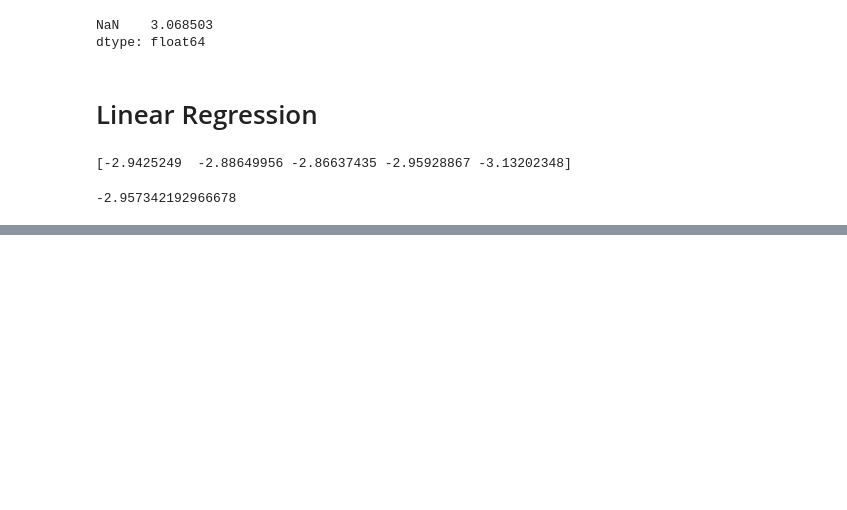
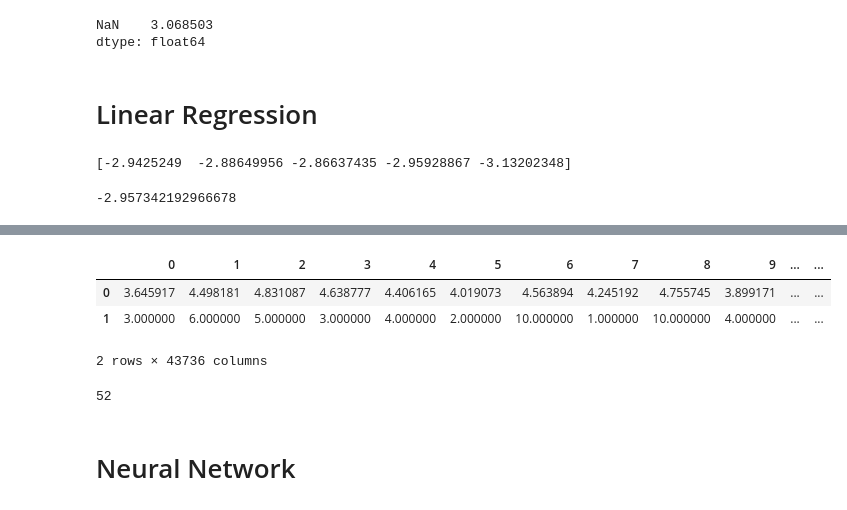
Before and after one commit to yonsweng/baseball-win-prediction, a Jupyter notebook: working/win-prediction.ipynb, the cells around one changed output, grey strips where cells are left out. Saved outputs shown, nothing was run; the diff lists cells and outputs as text; code cells hidden in the pictures; blank space fills up the shorter version.

```diff
--- a/working/win-prediction.ipynb
+++ b/working/win-prediction.ipynb
@@ -240,0 +244,13 @@ xgb.plot_importance(xg_reg)
+# %%
+pd.DataFrame([xg_reg.predict(dmatrix), dmatrix.get_label()])
+# %% [output]
+|  | 0 | 1 | 2 | 3 | 4 | 5 | 6 | 7 | 8 | 9 | ... | ... |
+| 0 | 3.645917 | 4.498181 | 4.831087 | 4.638777 | 4.406165 | 4.019073 | 4.563894 | 4.245192 | 4.755745 | 3.899171 | ... | ... |
+| 1 | 3.000000 | 6.000000 | 5.000000 | 3.000000 | 4.000000 | 2.000000 | 10.000000 | 1.000000 | 10.000000 | 4.000000 | ... | ... |
+2 rows × 43736 columns
+# %%
+len(df.columns) - 1
+# %% [output]
+52
+# %% [markdown]
+# Neural Network
```
Also changed, not shown: parts of 15 cells of this notebook.
